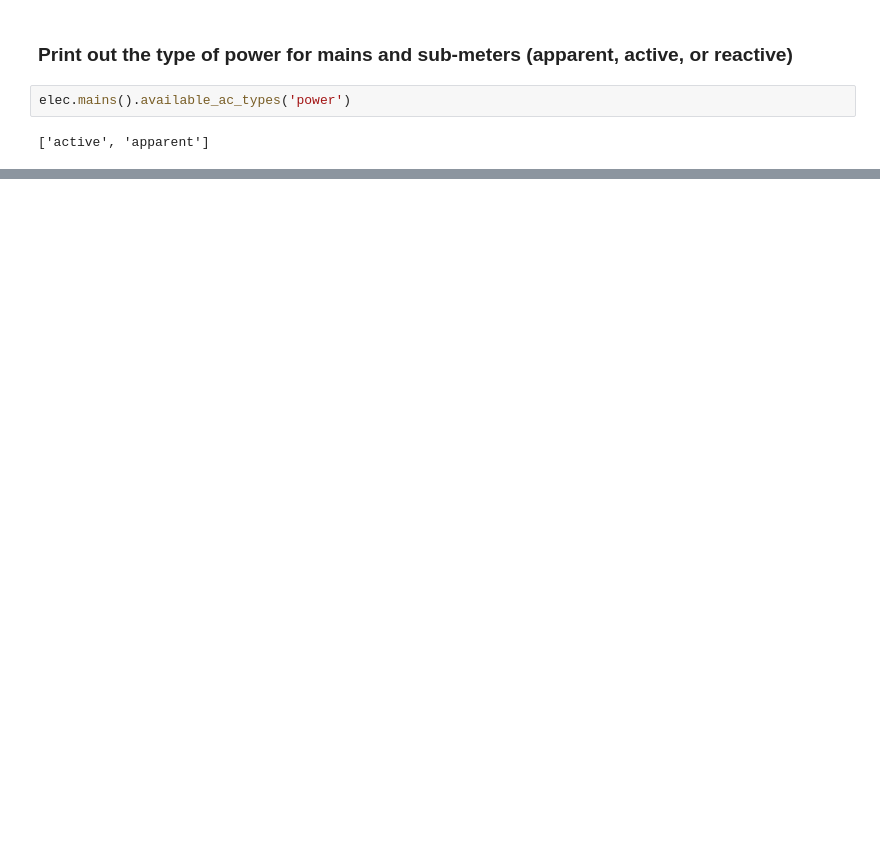
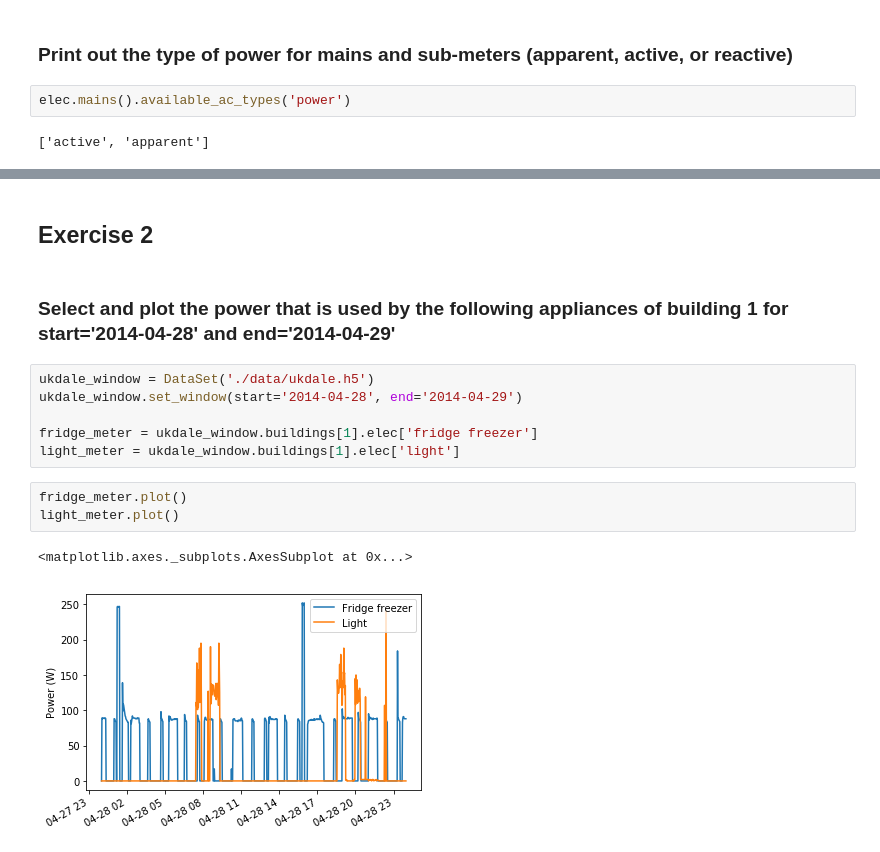
Before and after one commit to ozgurakyazi/Energy-Informatics-Lab-SS2018, a Jupyter notebook: 5-NILMTK/Group_E NILMTK.ipynb, the cells around one changed output, grey strips where cells are left out. Drawn from its saved outputs; the diff is of its cells as text; blank space fills up the shorter version.

```diff
--- a/5-NILMTK/Group_E NILMTK.ipynb
+++ b/5-NILMTK/Group_E NILMTK.ipynb
@@ -53,0 +99,16 @@ elec.submeters().available_ac_types('power')
+# %% [markdown]
+## Exercise 2
+# %% [markdown]
+### Select and plot the power that is used by the following appliances of building 1 for start='2014-04-28' and end='2014-04-29'
+# %%
+ukdale_window = DataSet('./data/ukdale.h5')
+ukdale_window.set_window(start='2014-04-28', end='2014-04-29')
+
+fridge_meter = ukdale_window.buildings[1].elec['fridge freezer']
+light_meter = ukdale_window.buildings[1].elec['light']
+# %%
+fridge_meter.plot()
+light_meter.plot()
+# %% [output]
+<matplotlib.axes._subplots.AxesSubplot at 0x...>
+[figure, added]
```
Also changed, not shown: parts of 14 cells of this notebook.
